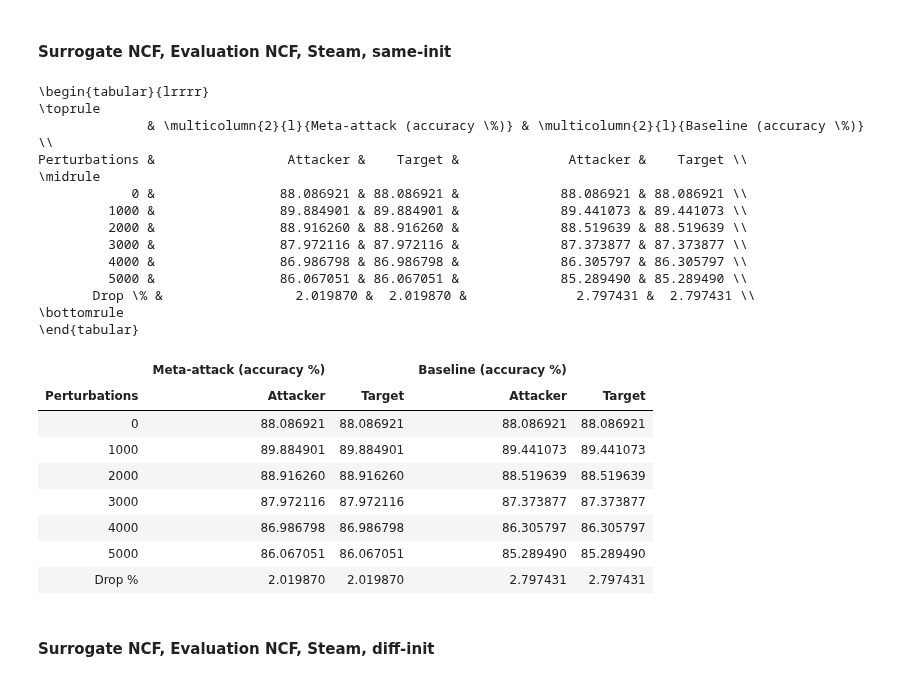
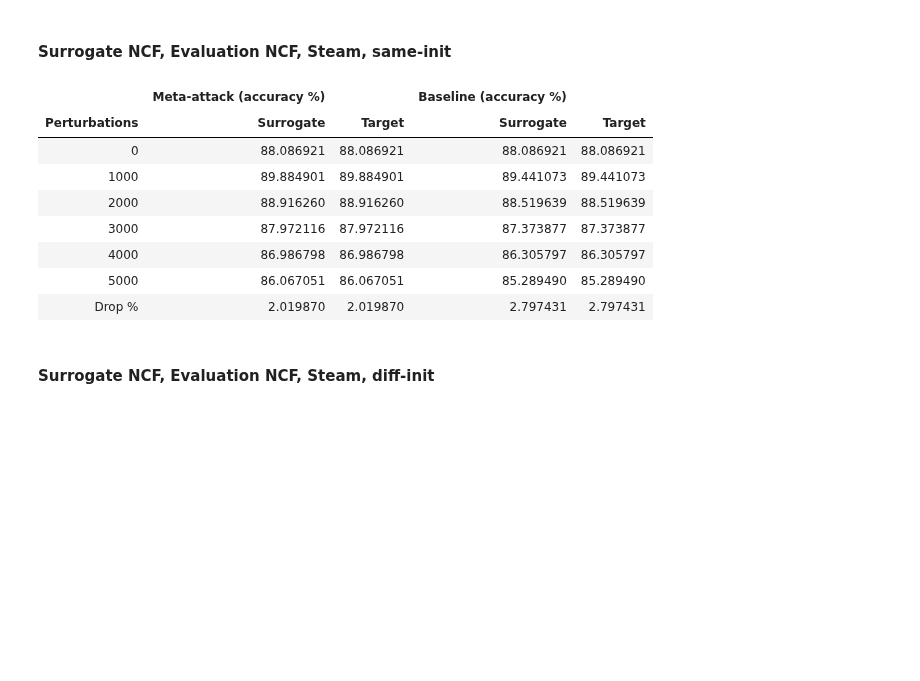
Before and after one commit to aravind-gk/RecSysAttack, a Jupyter notebook: check.ipynb, the cells around one changed output. Cells and saved outputs as stored; diff of their text form; code cells hidden in the pictures; blank space fills up the shorter version.

```diff
--- a/check.ipynb
+++ b/check.ipynb
@@ -43,10 +43,10 @@ def parseResults(meta_file, base_file, after = True):
         suffix = 'before'
 
     meta = meta[::1000][['accuracy_' + suffix, 'accuracy_' + suffix + '_eval']]
-    meta.columns = ['Attacker', 'Target']
+    meta.columns = ['Surrogate', 'Target']
 
     base = base[::1000][['accuracy_' + suffix, 'accuracy_' + suffix + '_eval']]
-    base.columns = ['Attacker', 'Target']
+    base.columns = ['Surrogate', 'Target']
 
     table = pd.concat([meta, base], axis=1)
     table.reset_index(inplace=True)
@@ -64,6 +64,8 @@ def parseResults(meta_file, base_file, after = True):
     return table, latex
 # %% [markdown]
 #### **Surrogate NCF, Evaluation CF (all steam, meta attack & baseline)**
+# %%
+printLatex = False
 # %%
 # filenames
 meta_file = 'results/steam/perturbations_surrogateNCF_evalCF_meta_Delta=5000_T=500_LR=40_Factors=64_auto_r.csv'
@@ -101,28 +90,15 @@ Perturbations &                 Attacker &    Target &              Attacker &
 # %%
 # filenames
 meta_file = 'results/steam/perturbations_surrogateNCF_evalNCF_meta_Delta=5000_T=600_LR=100_Factors=64_sameinit_auto_r.csv'
 base_file = 'results/steam/perturbations_surrogateNCF_evalNCF_baseline_Delta=5000_T=600_LR=100_Factors=64_sameinit_auto_r.csv'
 
 table, latex = parseResults(meta_file = meta_file, base_file = base_file)
-print(latex)
+if printLatex:
+    print(latex)
 table
 # %% [output]
-\begin{tabular}{lrrrr}
-\toprule
-              & \multicolumn{2}{l}{Meta-attack (accuracy \%)} & \multicolumn{2}{l}{Baseline (accuracy \%)} \\
-Perturbations &                 Attacker &    Target &              Attacker &    Target \\
-\midrule
-            0 &                88.086921 & 88.086921 &             88.086921 & 88.086921 \\
-         1000 &                89.884901 & 89.884901 &             89.441073 & 89.441073 \\
-         2000 &                88.916260 & 88.916260 &             88.519639 & 88.519639 \\
-         3000 &                87.972116 & 87.972116 &             87.373877 & 87.373877 \\
-         4000 &                86.986798 & 86.986798 &             86.305797 & 86.305797 \\
-         5000 &                86.067051 & 86.067051 &             85.289490 & 85.289490 \\
-       Drop \% &                 2.019870 &  2.019870 &              2.797431 &  2.797431 \\
-\bottomrule
-\end{tabular}
 |  | Meta-attack (accuracy %) |  | Baseline (accuracy %) |  |
-| Perturbations | Attacker | Target | Attacker | Target |
+| Perturbations | Surrogate | Target | Surrogate | Target |
 | 0 | 88.086921 | 88.086921 | 88.086921 | 88.086921 |
 | 1000 | 89.884901 | 89.884901 | 89.441073 | 89.441073 |
 | 2000 | 88.916260 | 88.916260 | 88.519639 | 88.519639 |
```
Also changed, not shown: parts of 6 cells of this notebook.
